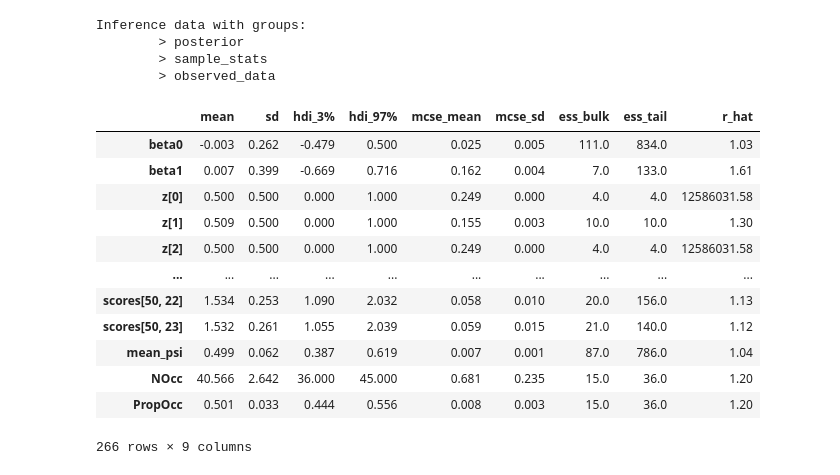
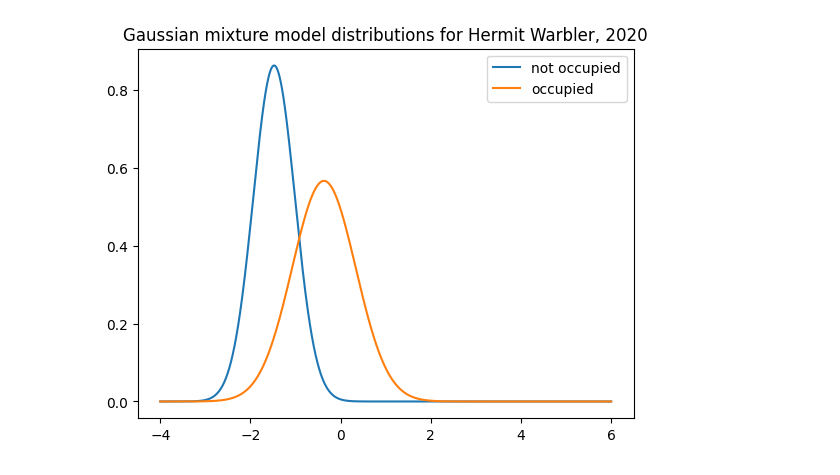
Before and after one commit to calacademy-research/COMB, a Jupyter notebook: paper_assets/python/modeling/examine.ipynb, the cells around one changed output. Drawn from its saved outputs; the diff is of its cells as text; code cells hidden in the pictures.

```diff
--- a/paper_assets/python/modeling/examine.ipynb
+++ b/paper_assets/python/modeling/examine.ipynb
@@ -5,27 +5,29 @@ import matplotlib.pyplot as plt
 import polars as pl
 # %%
 trace = az.from_netcdf("data/trace.nc")
-trace
+# trace
-# %% [output]
-Inference data with groups:
-        > posterior
-        > sample_stats
-        > observed_data
 # %%
-summary = az.summary(trace)
-summary[summary["r_hat"] > 1.01]
+# summary = az.summary(trace)
+# summary[summary["r_hat"] > 1.01]
-# %% [output]
-|  | mean | sd | hdi_3% | hdi_97% | mcse_mean | mcse_sd | ess_bulk | ess_tail | r_hat |
-| beta0 | -0.003 | 0.262 | -0.479 | 0.500 | 0.025 | 0.005 | 111.0 | 834.0 | 1.03 |
-| beta1 | 0.007 | 0.399 | -0.669 | 0.716 | 0.162 | 0.004 | 7.0 | 133.0 | 1.61 |
-| z[0] | 0.500 | 0.500 | 0.000 | 1.000 | 0.249 | 0.000 | 4.0 | 4.0 | 12586031.58 |
-| z[1] | 0.509 | 0.500 | 0.000 | 1.000 | 0.155 | 0.003 | 10.0 | 10.0 | 1.30 |
-| z[2] | 0.500 | 0.500 | 0.000 | 1.000 | 0.249 | 0.000 | 4.0 | 4.0 | 12586031.58 |
-| ... | ... | ... | ... | ... | ... | ... | ... | ... | ... |
-| scores[50, 22] | 1.534 | 0.253 | 1.090 | 2.032 | 0.058 | 0.010 | 20.0 | 156.0 | 1.13 |
-| scores[50, 23] | 1.532 | 0.261 | 1.055 | 2.039 | 0.059 | 0.015 | 21.0 | 140.0 | 1.12 |
-| mean_psi | 0.499 | 0.062 | 0.387 | 0.619 | 0.007 | 0.001 | 87.0 | 786.0 | 1.04 |
-| NOcc | 40.566 | 2.642 | 36.000 | 45.000 | 0.681 | 0.235 | 15.0 | 36.0 | 1.20 |
-| PropOcc | 0.501 | 0.033 | 0.444 | 0.556 | 0.008 | 0.003 | 15.0 | 36.0 | 1.20 |
-266 rows × 9 columns
+# %%
+from scipy.stats import norm
+
+mu0 = trace["posterior"].data_vars["mu"].to_numpy().reshape(-1, 2)[:, 0]
+sigma0 = trace["posterior"].data_vars["sigma"].to_numpy().reshape(-1, 2)[:, 0]
+
+mu1 = trace["posterior"].data_vars["mu"].to_numpy().reshape(-1, 2)[:, 1]
+sigma1 = trace["posterior"].data_vars["sigma"].to_numpy().reshape(-1, 2)[1]
+
+
+xs = np.linspace(-4, 6, 5000)
+not_occ = norm.pdf(xs, mu0.mean(), sigma0.mean())
+occ = norm.pdf(xs, mu1.mean(), sigma1.mean())
+
+plt.plot(xs, not_occ, label="not occupied")
+plt.plot(xs, occ, label="occupied")
+plt.title("Gaussian mixture model distributions for Hermit Warbler, 2020")
+plt.legend()
+plt.show()
+# %% [output]
+[figure, added]
 # %%
```
Also changed, not shown: parts of 1 cell of this notebook, 6 other files.
